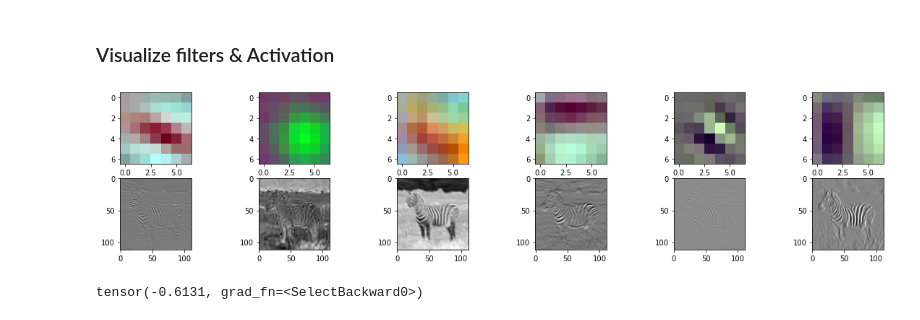
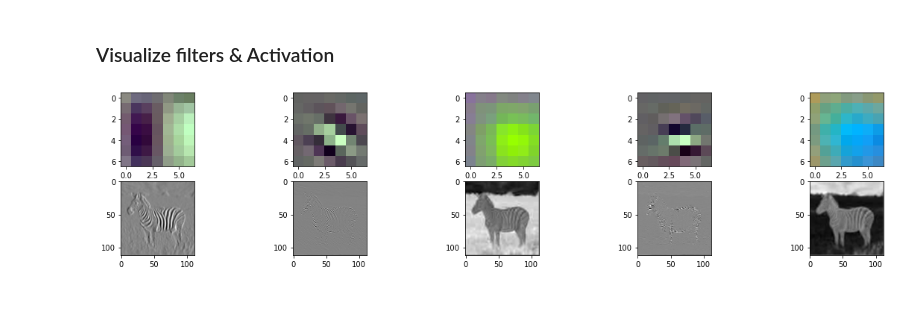
Before and after one commit to vegahara/TDT4195-Assignment-2, a Jupyter notebook: src/task2c.ipynb, the cells around one changed output. Saved outputs shown, nothing was run; the diff lists cells and outputs as text; code cells hidden in the pictures.

```diff
--- a/src/task2c.ipynb
+++ b/src/task2c.ipynb
@@ -100,38 +100,31 @@ def torch_image_to_numpy(image: torch.Tensor):
 ### START YOUR CODE HERE ### (You can change anything inside this block)
 # plt.subplot is a nice function to use for this task!
 # Tip: test out for indices = [01,2,3,4,5] to check that your result is correct!
 
 output_dir = pathlib.Path("image_processed")
 output_dir.mkdir(exist_ok=True)
 
 indices = [5, 8, 19, 22, 34]
 # indices = [0,1,2,3,4,5]
 
 num_filters = len(indices)
 
 plt.figure(figsize=(20, 4))
 n = 1
 for i in indices:
     plt.subplot(2, num_filters, n)
     # Plot weight here
     image_weight = torch_image_to_numpy(weight[i,:,:,:])
     plt.imshow(image_weight)
     plt.subplot(2, num_filters, num_filters+n)
 
     # Plot activation here
     image_activation = torch_image_to_numpy(activation[0,i,:,:])
     plt.imshow(image_activation, cmap="gray")
     n += 1
 
-utils.save_im(output_dir.joinpath("task_2_c_indice_" + str(i) + ".jpg"), image_activation, cmap="gray")
-
 plt.savefig(output_dir.joinpath("task_2_c.png"))
 
 ### END YOUR CODE HERE ###
 # %% [output]
-[figure, old version]
+[figure, new version]
-# %%
-# weight[0,0,0,0]
-activation[0,0,0,0]
-# %% [output]
-tensor(-0.6131, grad_fn=<SelectBackward0>)
```
Also changed, not shown: parts of 3 cells of this notebook, 1 other file.
